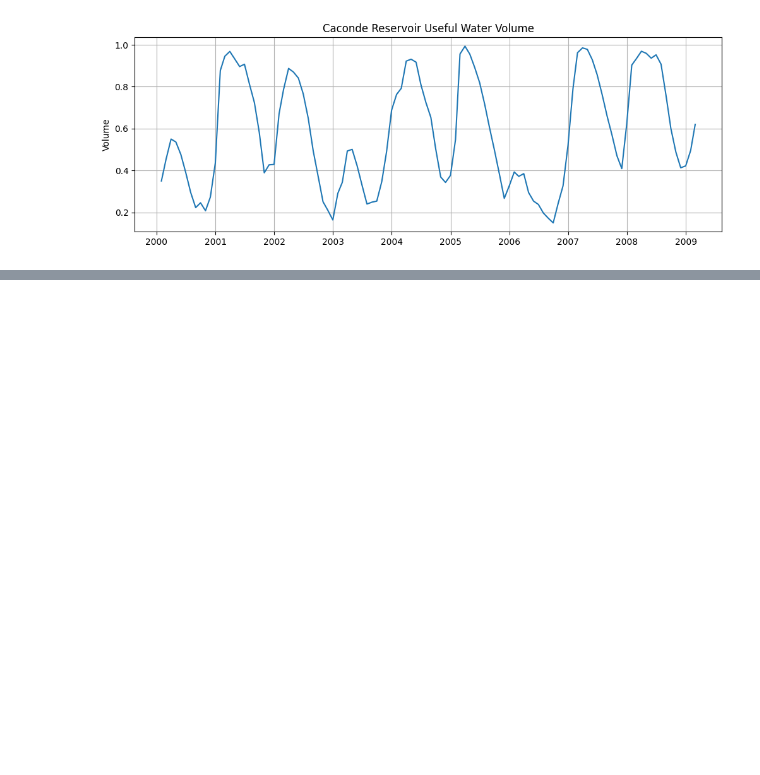
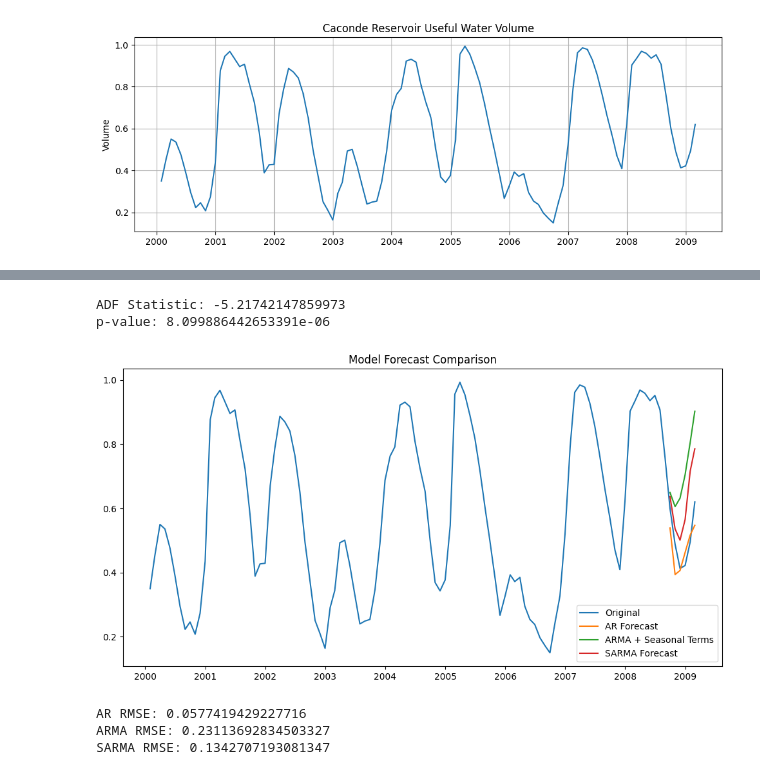
Before and after one commit to Milloz-dev/MS1415, a Jupyter notebook: main.ipynb, the cells around one changed output, grey strips where cells are left out. Saved outputs shown, nothing was run; the diff lists cells and outputs as text; code cells hidden in the pictures; blank space fills up the shorter version.

Commit message:
requirements + start of jupyter notebook

```diff
--- a/main.ipynb
+++ b/main.ipynb
@@ -32,0 +42,52 @@ ModuleNotFoundError: No module named 'statsmodels'
+# %%
+# 2. Test for Stationarity
+from statsmodels.tsa.stattools import adfuller
+result = adfuller(series.dropna())
+print("ADF Statistic:", result[0])
+print("p-value:", result[1])
+# %% [output]
+ADF Statistic: -5.21742147859973
+p-value: 8.099886442653391e-06
+# %%
+# 3. Split Data
+train = series[:-6]
+valid = series[-6:]
+# %%
+# 4. AR Model (Dynamic Regression)
+from statsmodels.tsa.ar_model import AutoReg
+ar_model = AutoReg(train, lags=12).fit()
+ar_forecast = ar_model.predict(start=valid.index[0], end=valid.index[-1], dynamic=False)
+# %%
+# 5. ARMA Model with Seasonal Terms
+from statsmodels.tsa.statespace.sarimax import SARIMAX
+seasonal_order = (1, 0, 0, 12)
+sin_term = np.sin(2 * np.pi * np.arange(len(series)) / 12)
+cos_term = np.cos(2 * np.pi * np.arange(len(series)) / 12)
+
+exog = pd.DataFrame({'sin': sin_term, 'cos': cos_term}, index=series.index)
+arma_model = SARIMAX(train, exog=exog[:-6], order=(2, 0, 2)).fit()
+arma_forecast = arma_model.predict(start=valid.index[0], end=valid.index[-1], exog=exog[-6:])
+# %%
+# 6. SARMA Model
+sarma_model = SARIMAX(train, order=(2,0,2), seasonal_order=(1,0,1,12)).fit()
+sarma_forecast = sarma_model.predict(start=valid.index[0], end=valid.index[-1])
+# %%
+# 7. Model Comparison
+plt.figure(figsize=(12, 6))
+plt.plot(series, label='Original')
+plt.plot(ar_forecast, label='AR Forecast')
+plt.plot(arma_forecast, label='ARMA + Seasonal Terms')
+plt.plot(sarma_forecast, label='SARMA Forecast')
+plt.legend()
+plt.title("Model Forecast Comparison")
+plt.show()
+
+from sklearn.metrics import mean_squared_error
+print("AR RMSE:", np.sqrt(mean_squared_error(valid, ar_forecast)))
+print("ARMA RMSE:", np.sqrt(mean_squared_error(valid, arma_forecast)))
+print("SARMA RMSE:", np.sqrt(mean_squared_error(valid, sarma_forecast)))
+# %% [output]
+[figure, added]
+AR RMSE: 0.0577419429227716
+ARMA RMSE: 0.23113692834503327
+SARMA RMSE: 0.1342707193081347
```
Also changed, not shown: parts of 3 cells of this notebook, 1 other file.
